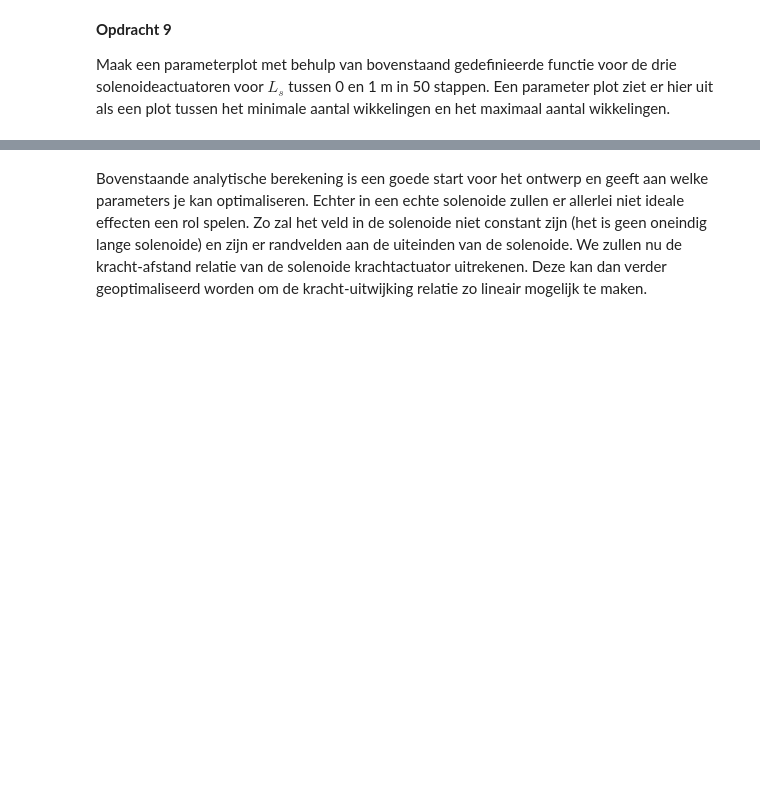
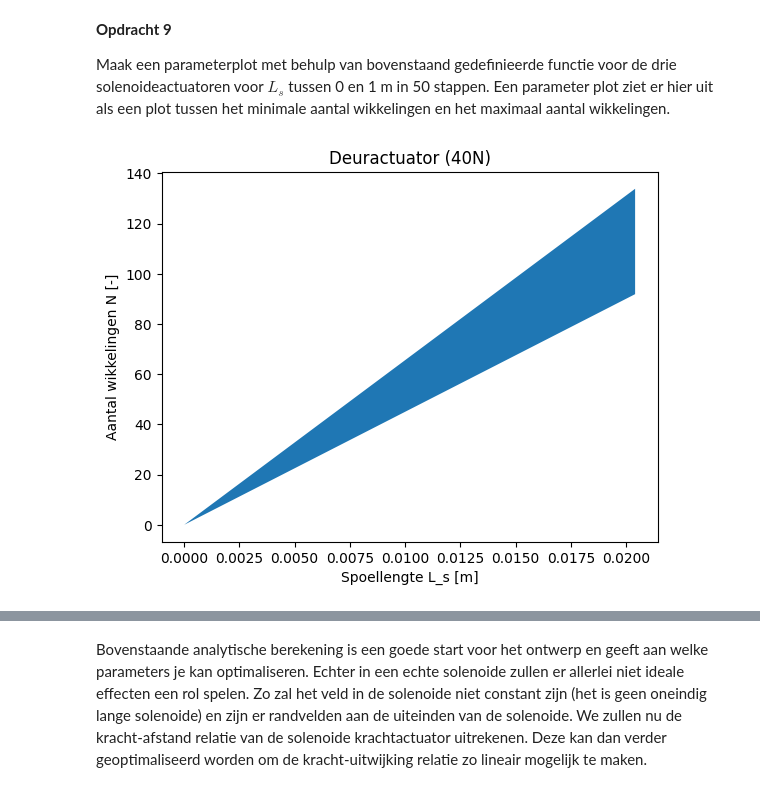
Before and after one commit to SebasvandenAkker/opdrachten-DEF-D, a Jupyter notebook: DigitaleOntwerpopdrachten/2KrachtactuatorOpdracht/KrachtactuatorOpdracht.ipynb, the cells around one changed output, grey strips where cells are left out. Saved outputs shown, nothing was run; the diff lists cells and outputs as text; code cells hidden in the pictures; blank space fills up the shorter version.

```diff
--- a/DigitaleOntwerpopdrachten/2KrachtactuatorOpdracht/KrachtactuatorOpdracht.ipynb
+++ b/DigitaleOntwerpopdrachten/2KrachtactuatorOpdracht/KrachtactuatorOpdracht.ipynb
@@ -138,6 +138,9 @@ def maxLengteDraad(U, I, r_draad, rho):
 print(f"Deuractuator: maximale draad lengte: {maxLengteDraad(V_batterij, I_batterij, r_draad, rho_koper):.2f} m")
 print(f"Deurbel: maximale draad lengte: {maxLengteDraad(V_batterij, I_batterij, r_draad, rho_koper):.2f} m")
 print(f"Deurslot wasmachine: maximale draad lengte: {maxLengteDraad(20, 2, 0.2E-3/2, rho_koper):.2f} m")
+
+L_draad_max = maxLengteDraad(V_batterij, I_batterij, r_draad, rho_koper)
+L_draad = L_draad_max
 # %% [output]
 Deuractuator: maximale draad lengte: 8.41 m
 Deurbel: maximale draad lengte: 8.41 m
@@ -171,17 +172,19 @@ Plaats hier een png met jullie eventuele analytische afleiding. VOEG NOG TOE!
 def aantal_wikkelingen(L_s, r_s, r_d, I, F, L_draad_max):
     # Voeg hieronder de formules voor het maximum en minimum aantal wikkelingen.
     mu_0 = 4E-7 * np.pi
-    mu_r = 5000 # voor ijzer
+    mu_r = 40000 # voor ijzer
     N_min = (L_s / (r_s * I)) * np.sqrt((2 * F) / (np.pi * mu_0 * (mu_r - 1)))
     N_max_1 = L_s / (2 * r_d)
     N_max_2 = L_draad_max / (2*np.pi*r_s)
 
-    N_max = min(N_max_1, N_max_2)
-    if N_min > N_max: ## Als het ontwerp niet mogelijk is.
-        print('The design with L_s=%.2f m has no workable solution'%L_s)
-        N_min = 'NaN'
-        N_max = 'NaN'
-    N_max = max(N_max_1,N_max_2)
+    N_max = np.minimum(N_max_1, N_max_2)
+    # print(N_min, N_max)
+    # if N_min > N_max: ## Als het ontwerp niet mogelijk is.
+    #     print('The design with L_s=%.2f m has no workable solution'%L_s)
+    #     N_min = 'NaN'
+    #     N_max = 'NaN'
+    N_min[N_min > N_max] = 'NaN'
+    N_max[N_min > N_max] = 'NaN'
     return N_min, N_max
 # %% [markdown]
 Een parameter plot geeft ons inzicht in de haalbaarheid van het idee. In dit geval willen we kijken naar het mogelijke aantal wikkelingen en de lengte van onze solenoide. Hieronder staat een voorbeeld van code die een voorbeeld plot creëert met minimale eis $y=x$ en de maximale eis $y=2x$.
@@ -201,4 +207,79 @@ Maak een parameterplot met behulp van bovenstaand gedefinieerde functie voor de
 # %%
 ###
 ###Jouw code hier###
 ###
+L_s_array = np.linspace(0, 1, 50) # Lengte van 0 tot 1 m
+
+# Deuractuator
+F_req_deur = 40.0
+r_s_deur = 0.01
+r_draad_deur = 0.1E-3/2
+I_deur = 0.5
+L_draad_max_deur = 8.41
+N_min_deur, N_max_deur = aantal_wikkelingen(L_s_array, r_s_deur, r_draad_deur, I_deur, F_req_deur, L_draad_max_deur)
+
+# Wasmachine deur
+F_req_was = 20.0
+r_s_was = 0.015
+r_draad_was = 0.2E-3/2
+I_was = 2.0
+L_draad_max_was = 18.70
+N_min_was, N_max_was = aantal_wikkelingen(L_s_array, r_s_was, r_draad_was, I_was, F_req_was, L_draad_max_was)
+
+# Deurbel
+F_req_bel = 1.0
+r_s_bel = 0.005
+r_draad_bel = 0.1E-3/2
+I_bel = 0.5
+L_draad_max_bel = 8.41
+N_min_bel, N_max_bel = aantal_wikkelingen(L_s_array, r_s_bel, r_draad_bel, I_bel, F_req_bel, L_draad_max_bel)
+
+
+
+plt.fill_between(L_s_array, N_min_deur, N_max_deur)
+plt.title("Deuractuator (40N)")
+plt.xlabel("Spoellengte L_s [m]")
+plt.ylabel("Aantal wikkelingen N [-]")
+plt.show()
+
+plt.fill_between(L_s_array, N_min_was, N_max_was)
+plt.title("Wasmachineslot (20N)")
+plt.xlabel("Spoellengte L_s [m]")
+plt.ylabel("Aantal wikkelingen N [-]")
+plt.show()
+
+plt.fill_between(L_s_array, N_min_bel, N_max_bel)
+plt.title("Deurbel (1N)")
+plt.xlabel("Spoellengte L_s [m]")
+plt.ylabel("Aantal wikkelingen N [-]")
+plt.show()
+
+
+
+# for L in L_s_array:
+#     n_min, n_max = aantal_wikkelingen(L, r_s, r_draad, I_batterij, F_req, L_draad_max)
+#     print(n_min, n_max)
+#     N_mins = np.append(N_mins, n_min)
+#     N_maxs = np.append(N_maxs, n_min)
+
+# print(N_mins, N_maxs)
+# plt.figure()
+# plt.plot(L_s_array, N_mins, label='N minimaal', color='blue')
+# plt.plot(L_s_array, N_maxs, label='N maximaal', color='red')
+# plt.fill_between(L_s_array, N_mins, N_maxs,  label='goede gebied')
+# plt.title("Parameter Plot: Aantal Wikkelingen vs Spoellengte")
+# plt.xlabel("Spoellengte L_s (m)")
+# plt.ylabel("Aantal wikkelingen (N)")
+# plt.legend()
+# plt.grid()
+# plt.show()
+
+# N_min_deur, N_max_deur = aantal_wikkelingen(L_s_array, r_s, r_draad, I_batterij, F_req, L_draad_max)
+# plt.figure()
+# plt.fill_between(L_s_array,N_min_deur,N_max_deur) # De ruimte tussen de eisen vullen
+# plt.title("Deuractuator")
+# plt.xlabel("Spoellengte L_s [m]")
+# plt.ylabel("Aantal wikkelingen N [-]")
+# plt.show()
+# %% [output]
+[figure, added]
```
Also changed, not shown: parts of 6 cells of this notebook.
